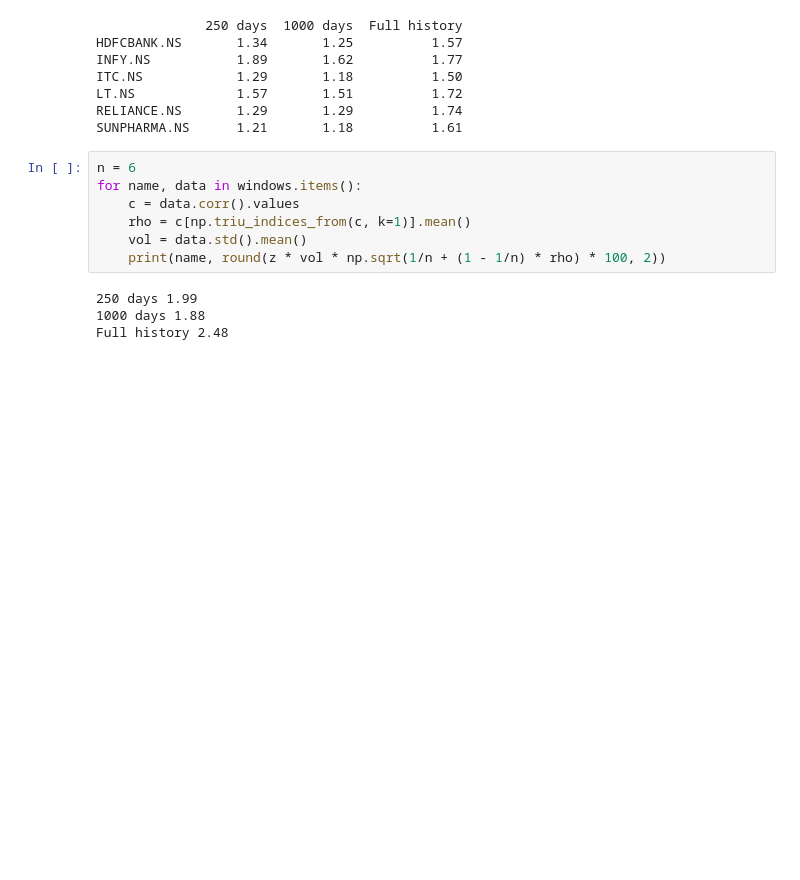
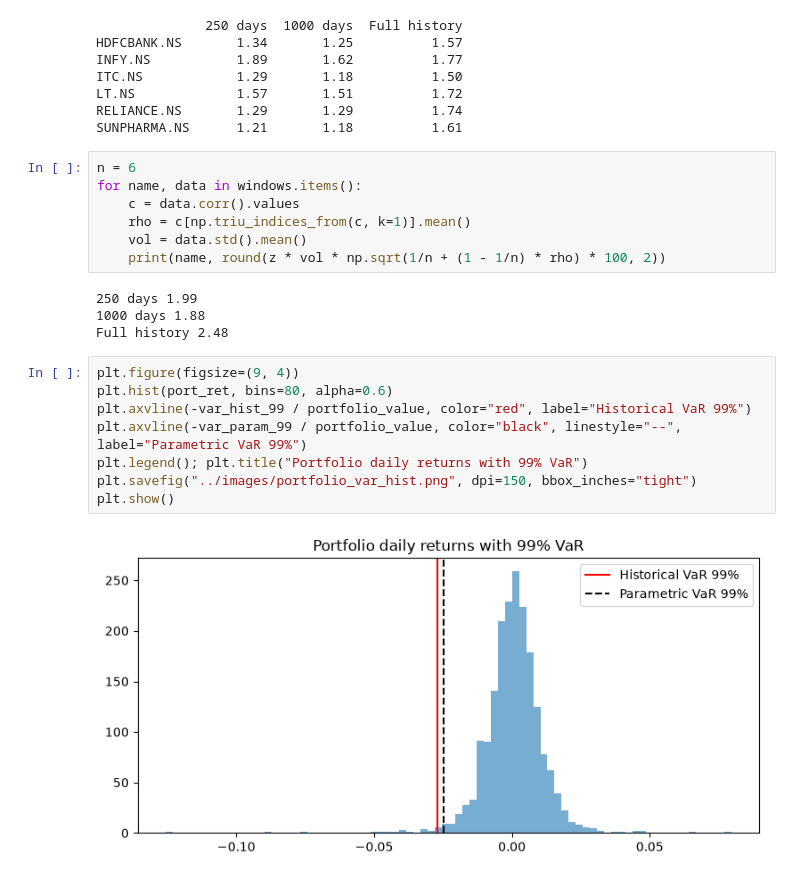
Before and after one commit to Jay83206/var-project, a Jupyter notebook: notebooks/03_portfolio_var.ipynb, the cells around one changed output. Cells and saved outputs as stored; diff of their text form; blank space fills up the shorter version.

```diff
--- a/notebooks/03_portfolio_var.ipynb
+++ b/notebooks/03_portfolio_var.ipynb
@@ -142,3 +147,13 @@ for name, data in windows.items():
 250 days 1.99
 1000 days 1.88
 Full history 2.48
+# %%
+plt.figure(figsize=(9, 4))
+plt.hist(port_ret, bins=80, alpha=0.6)
+plt.axvline(-var_hist_99 / portfolio_value, color="red", label="Historical VaR 99%")
+plt.axvline(-var_param_99 / portfolio_value, color="black", linestyle="--", label="Parametric VaR 99%")
+plt.legend(); plt.title("Portfolio daily returns with 99% VaR")
+plt.savefig("../images/portfolio_var_hist.png", dpi=150, bbox_inches="tight")
+plt.show()
+# %% [output]
+[figure, added]
```
Also changed, not shown: parts of 4 cells of this notebook, 4 other files.
